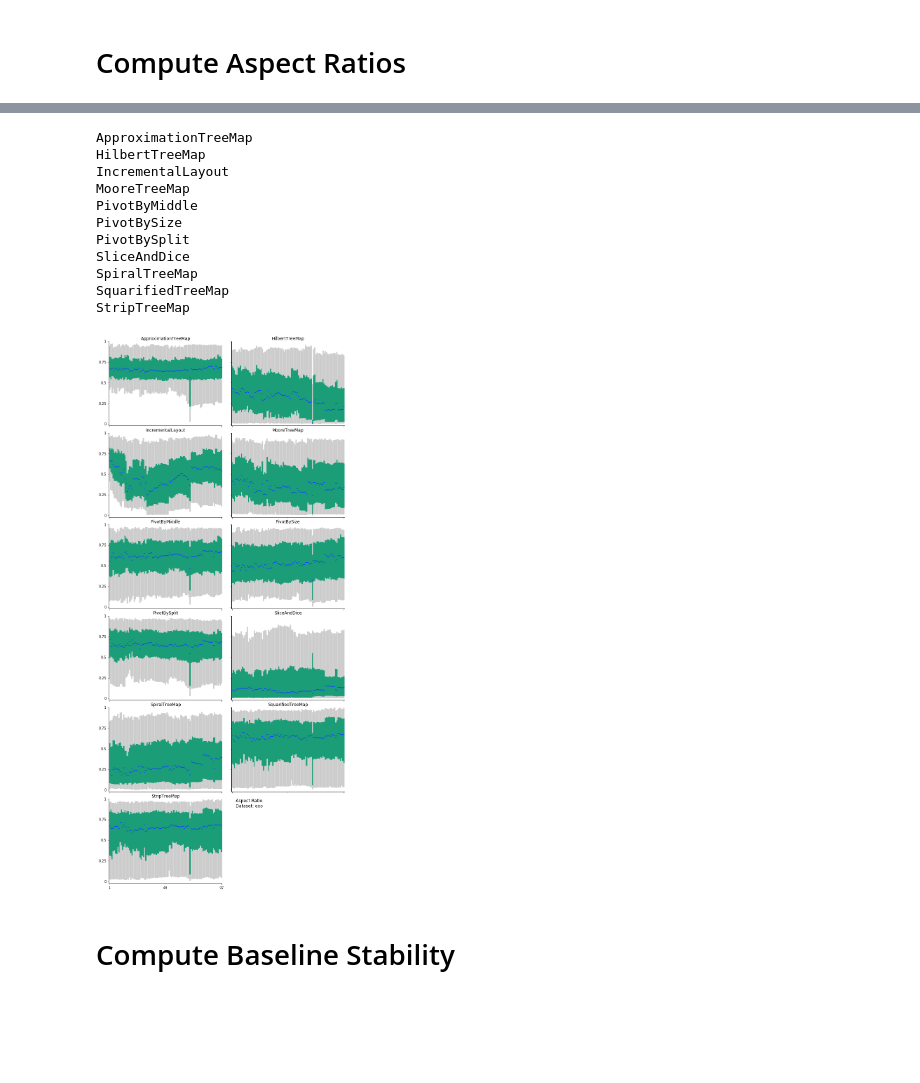
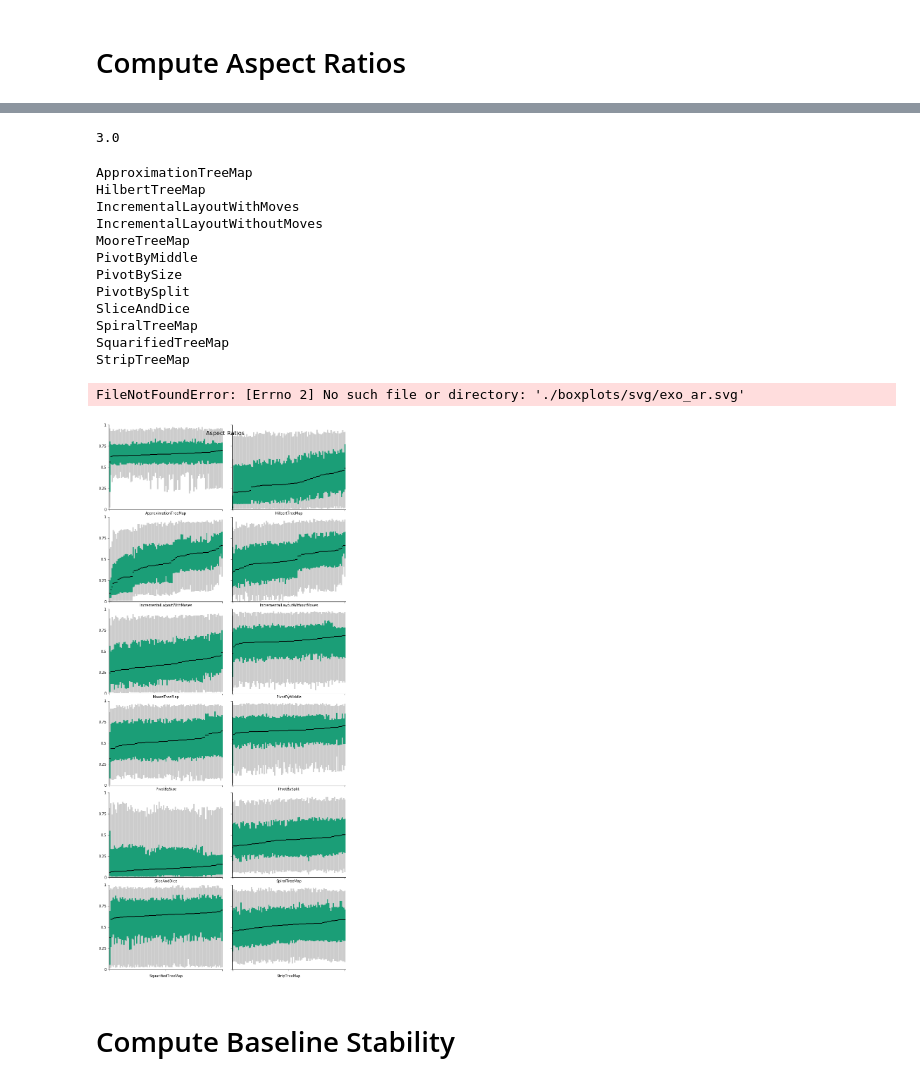
Before and after one commit to EduardoVernier/baseline-metric, a Jupyter notebook: code/BaselineMetric.ipynb, the cells around one changed output, grey strips where cells are left out. Saved outputs shown, nothing was run; the diff lists cells and outputs as text; code cells hidden in the pictures; blank space fills up the shorter version.

```diff
--- a/code/BaselineMetric.ipynb
+++ b/code/BaselineMetric.ipynb
@@ -15,9 +15,9 @@ import math
 ## Find and parse real and baseline layout files
 Files are not neatly organized
 # %%
-dataset_id = "" # Program argument
+dataset_id = "exo" # Program argument
 # %%
-rectangles_dirs = [d[0] for d in os.walk("./rectangles/")]
+rectangles_dirs = [d[0] for d in os.walk("../rectangles/")]
 rectangles_dirs.sort()
 baseline_dirs = [d for d in rectangles_dirs if dataset_id in d and "baseLine" in d]
 real_dirs = [d for d in rectangles_dirs if dataset_id in d and "baseLine" not in d]
@@ -31,7 +46,7 @@ technique_ids = []
 rectangles = {}
 for i in range(len(real_dirs)):
     # Match technique name from path
-    match = re.match("./rectangles/(\w+)", real_dirs[i])
+    match = re.match("../rectangles/(\w+)", real_dirs[i])
     technique_id = ''
     if match:
         technique_id = match.group(1)
@@ -97,7 +126,7 @@ def styleBoxplot(bp, ax, n_revisions):
                 facecolor='#1b9e77')
         box.set_zorder(10)
     for i, median in enumerate(bp['medians']):
-        median.set(color='#1445FF',
+        median.set(color='#000000',
                    linewidth=2,
                    solid_capstyle="butt",
                    ms=(get_ax_size(ax)[0])/(n_revisions))
@@ -114,7 +143,8 @@ def styleBoxplot(bp, ax, n_revisions):
 
     # Set only 3 ticks on x
     ax.set_xticks([1, n_revisions / 2, n_revisions], minor=False)
-    ax.set_xticklabels([1, int(n_revisions / 2), n_revisions], fontdict=None, minor=False)
+    # ax.set_xticklabels([1, int(n_revisions / 2), n_revisions], fontdict=None, minor=False)
+    ax.set_xticklabels(["", "", ""], fontdict=None, minor=False)
 
     # Remove extra spines and ticks
     ax.spines['top'].set_visible(False)
@@ -139,54 +155,64 @@ technique_ids
+# %%
+technique_ids
+np.median([1,2,3,4,5])
+# %% [output]
+3.0
 # %%
 nrow = 6
 ncol = 2
 fig, axs = plt.subplots(nrow, ncol, sharex=True, sharey=True, figsize=(10, 22))
 #fig.delaxes(axs[5, 1])
 fig.tight_layout()
 
 for i, ax in enumerate(fig.axes):
-    if i != 11:
-        technique = technique_ids[i]
-        ax.set_title(technique)
-        print(technique)
+    technique = technique_ids[i]
+    #ax.set_title(technique)
+    ax.set_xlabel(technique)
 
-        data = []
-        for revision in range(n_revisions):
-            df = rectangles[technique][revision]
-            ars = df[['rw', 'rh']].min(axis=1) / df[['rw', 'rh']].max(axis=1)
-            data.append(ars)
-        bp = ax.boxplot(data, whis=[5, 95], showfliers=False, patch_artist=True, widths=1);
+    print(technique)
 
-        ax.set_ylim(ymin=-0.02, ymax=1)
-        ax.set_yticks([0, .25, .5, .75, 1], minor=False)
-        ax.set_yticklabels([0, .25, .5, .75, 1], fontdict=None, minor=False)
-        styleBoxplot(bp, ax, len(data))
+    data = []
+    for revision in range(n_revisions):
+        df = rectangles[technique][revision]
+        ars = df[['rw', 'rh']].min(axis=1) / df[['rw', 'rh']].max(axis=1)
+        data.append(ars)
+
+    data.sort(key=lambda x: np.median(x))
+    bp = ax.boxplot(data, whis=[5, 95], showfliers=False, patch_artist=True, widths=1);
+
+    ax.set_ylim(ymin=-0, ymax=1)
+    ax.set_yticks([0, .25, .5, .75, 1], minor=False)
+    ax.set_yticklabels([0, .25, .5, .75, 1], fontdict=None, minor=False)
+    styleBoxplot(bp, ax, len(data))
 
 
-s = "Aspect Ratio\nDataset: " + dataset_id
-fig.axes[11].text(4, .9, s, fontsize=12)
-# Remove extra spines and ticks
-fig.axes[11].spines['top'].set_visible(False)
-fig.axes[11].spines['bottom'].set_visible(False)
-fig.axes[11].spines['left'].set_visible(False)
-fig.axes[11].spines['right'].set_visible(False)
-fig.axes[11].tick_params(axis='x', which='both', top='off', bottom='off', labelbottom='off')
-fig.axes[11].tick_params(axis='y', which='both', right='off', left='off')
+# s = "Aspect Ratio\nDataset: " + dataset_id
+# fig.axes[11].text(4, .9, s, fontsize=12)
+# # Remove extra spines and ticks
+# fig.axes[11].spines['top'].set_visible(False)
+# fig.axes[11].spines['bottom'].set_visible(False)
+# fig.axes[11].spines['left'].set_visible(False)
+# fig.axes[11].spines['right'].set_visible(False)
+# fig.axes[11].tick_params(axis='x', which='both', top='off', bottom='off', labelbottom='off')
+# fig.axes[11].tick_params(axis='y', which='both', right='off', left='off')
 
 fig.savefig('./boxplots/svg/' + dataset_id + "_ar" + '.svg')
 fig.savefig('./boxplots/png/' + dataset_id + "_ar" + '.png')
 # %% [output]
 ApproximationTreeMap
 HilbertTreeMap
-IncrementalLayout
+IncrementalLayoutWithMoves
+IncrementalLayoutWithoutMoves
 MooreTreeMap
 PivotByMiddle
 PivotBySize
 PivotBySplit
 SliceAndDice
 SpiralTreeMap
 SquarifiedTreeMap
 StripTreeMap
+FileNotFoundError: [Errno 2] No such file or directory: './boxplots/svg/exo_ar.svg'
-[figure, old version]
+[figure, new version]
 # %% [markdown]
 # Compute Baseline Stability
 # %%
```
Also changed, not shown: parts of 6 cells of this notebook.
